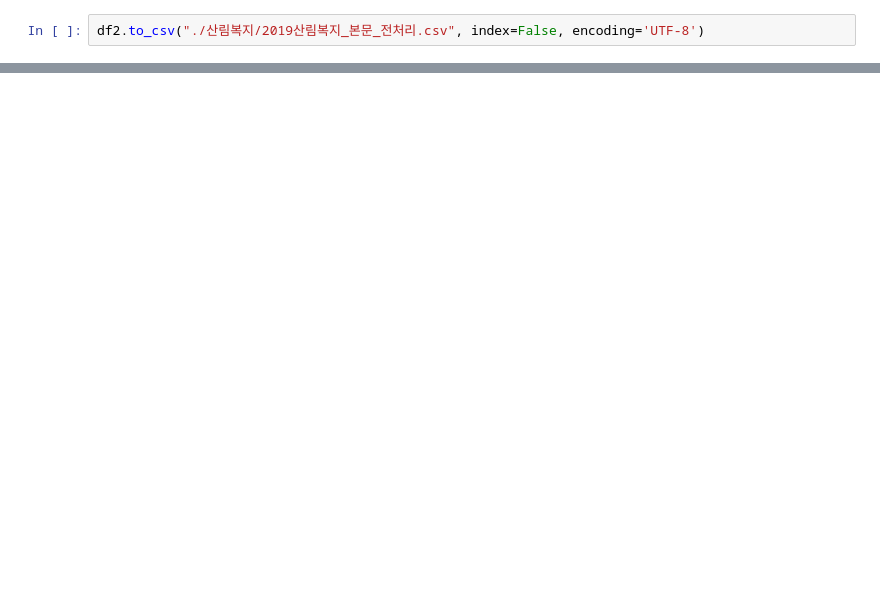
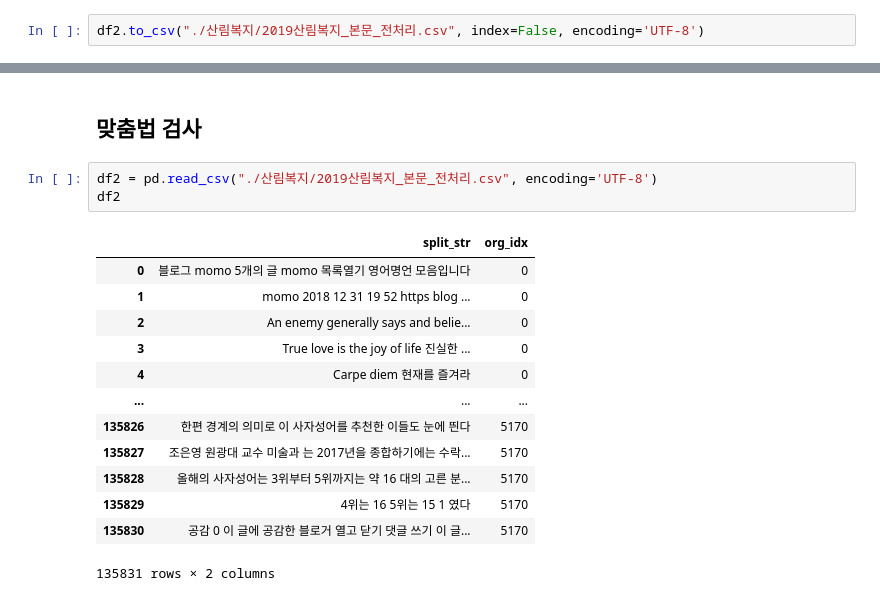
Before and after one commit to DDalaDDula/NIFoS, a Jupyter notebook: 치유(복지)/한글_텍스트_전처리2019(불용어_제거_및_문장분리).ipynb, the cells around one changed output, grey strips where cells are left out. Drawn from its saved outputs; the diff is of its cells as text; blank space fills up the shorter version.

```diff
--- a/치유(복지)/한글_텍스트_전처리2019(불용어_제거_및_문장분리).ipynb
+++ b/치유(복지)/한글_텍스트_전처리2019(불용어_제거_및_문장분리).ipynb
@@ -183,3 +190,22 @@ df2 # 3999까지 한거.
+# %% [markdown]
+## 맞춤법 검사
+# %%
+df2 = pd.read_csv("./산림복지/2019산림복지_본문_전처리.csv", encoding='UTF-8')
+df2
+# %% [output]
+|  | split_str | org_idx |
+| 0 | 블로그 momo 5개의 글 momo 목록열기 영어명언 모음입니다 | 0 |
+| 1 | momo 2018 12 31 19 52 https blog ... | 0 |
+| 2 | An enemy generally says and belie... | 0 |
+| 3 | True love is the joy of life 진실한 ... | 0 |
+| 4 | Carpe diem 현재를 즐겨라 | 0 |
+| ... | ... | ... |
+| 135826 | 한편 경계의 의미로 이 사자성어를 추천한 이들도 눈에 띈다 | 5170 |
+| 135827 | 조은영 원광대 교수 미술과 는 2017년을 종합하기에는 수락... | 5170 |
+| 135828 | 올해의 사자성어는 3위부터 5위까지는 약 16 대의 고른 분... | 5170 |
+| 135829 | 4위는 16 5위는 15 1 였다 | 5170 |
+| 135830 | 공감 0 이 글에 공감한 블로거 열고 닫기 댓글 쓰기 이 글... | 5170 |
+135831 rows × 2 columns
 # %%
 #- 패키지 임포트
 import requests
```
Also changed, not shown: parts of 20 cells of this notebook, 4 other files.
